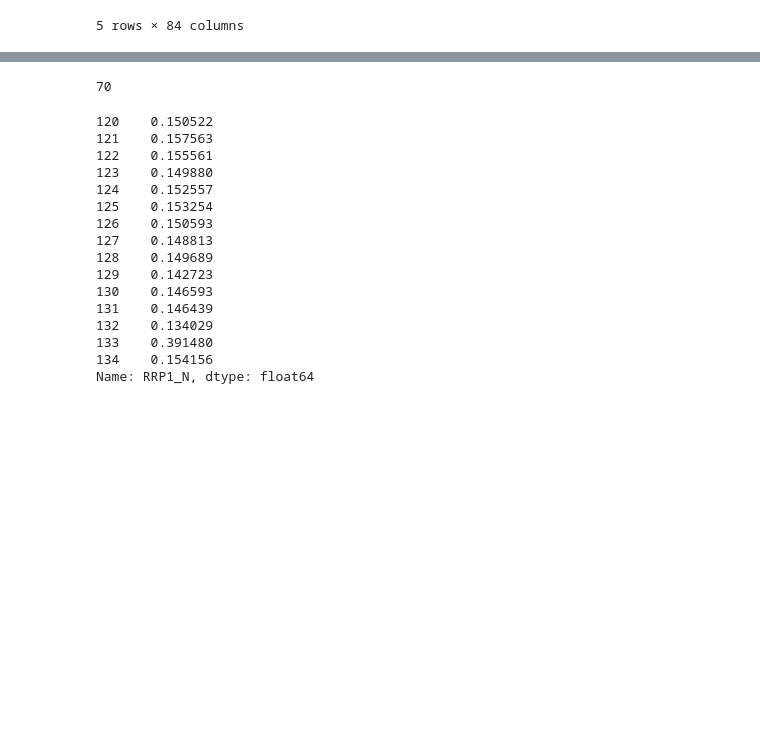
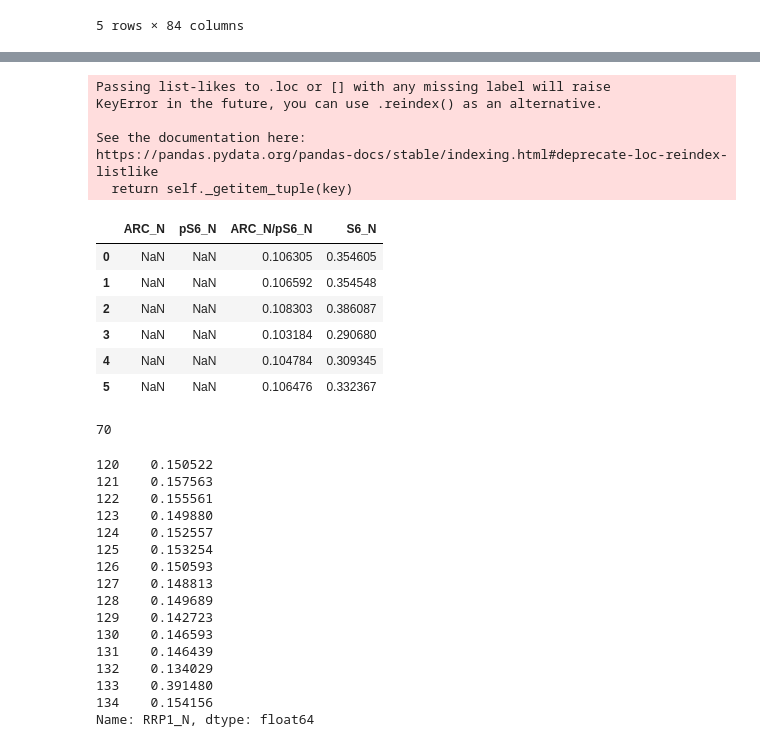
Before and after one commit to Adenordis/Springboard-Capstone-1, a Jupyter notebook: Capstone1_DataCleaning.ipynb, the cells around one changed output, grey strips where cells are left out. Saved outputs shown, nothing was run; the diff lists cells and outputs as text; code cells hidden in the pictures; blank space fills up the shorter version.

```diff
--- a/Capstone1_DataCleaning.ipynb
+++ b/Capstone1_DataCleaning.ipynb
@@ -27,3 +38,21 @@ data.head()
+# %%
+data.drop('pS6_N',axis=1, inplace=True)
+data.rename(columns={'ARC_N': 'ARC_N/pS6_N'}, inplace=True)
+data.loc[0:5,['ARC_N','pS6_N','ARC_N/pS6_N','S6_N']]
+# %% [output]
+Passing list-likes to .loc or [] with any missing label will raise
+KeyError in the future, you can use .reindex() as an alternative.
+
+See the documentation here:
+https://pandas.pydata.org/pandas-docs/stable/indexing.html#deprecate-loc-reindex-listlike
+  return self._getitem_tuple(key)
+|  | ARC_N | pS6_N | ARC_N/pS6_N | S6_N |
+| 0 | NaN | NaN | 0.106305 | 0.354605 |
+| 1 | NaN | NaN | 0.106592 | 0.354548 |
+| 2 | NaN | NaN | 0.108303 | 0.386087 |
+| 3 | NaN | NaN | 0.103184 | 0.290680 |
+| 4 | NaN | NaN | 0.104784 | 0.309345 |
+| 5 | NaN | NaN | 0.106476 | 0.332367 |
 # %%
 # identify which columns represent protein names
 not_a_protein = ['Genotype','Behavior','Treatment','class'] + new_cols + ['MouseID']
```
Also changed, not shown: parts of 7 cells of this notebook, 17 other files.
